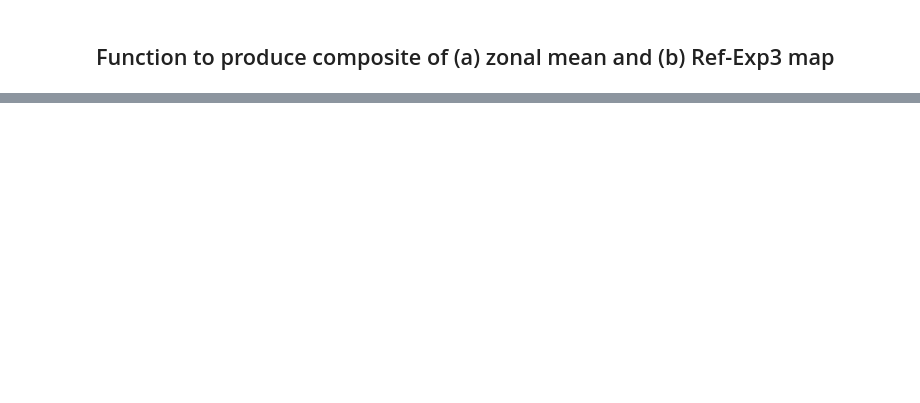
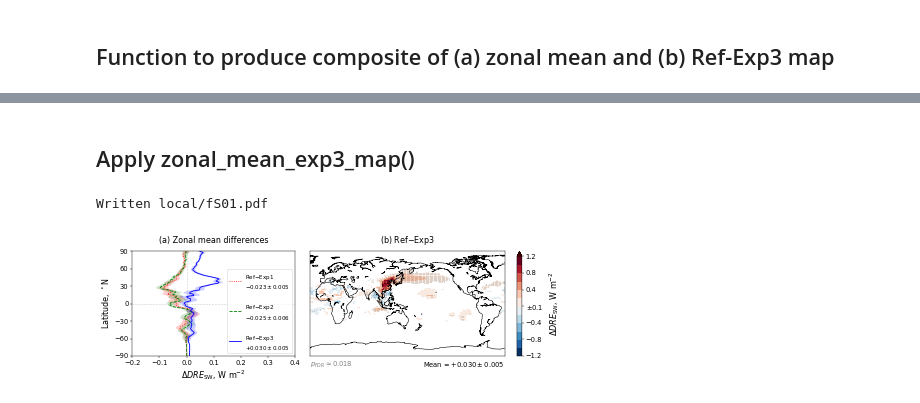
Before and after one commit to grandey/p17d-sulphur-eas-eqm, a Jupyter notebook: analysis_draft2018a/figures_draft2018a.ipynb, the cells around one changed output, grey strips where cells are left out. Saved outputs shown, nothing was run; the diff lists cells and outputs as text; code cells hidden in the pictures; blank space fills up the shorter version.

```diff
--- a/analysis_draft2018a/figures_draft2018a.ipynb
+++ b/analysis_draft2018a/figures_draft2018a.ipynb
@@ -497,0 +498,14 @@ Written local/temp.pdf
+# %% [markdown]
+## Apply zonal_mean_exp3_map()
+# %%
+# DRE
+zonal_mean_exp3_map(variable='FSNTOA-FSNTOA_d1', f_or_b='f',
+                    xlim=[-0.2, 0.4],
+                    vlim=[-1.2, 1.2], whiteout='0.1',
+                    cmap_name='RdBu_r', nlev=12,
+                    mean_format='${:+.3f}\pm{:.3f}$',
+                    file_prefix='fS{:02}'.format(supp_figure_counter))
+supp_figure_counter += 1
+# %% [output]
+Written local/fS01.pdf
+[figure, added]
```
Also changed, not shown: parts of 11 cells of this notebook.
